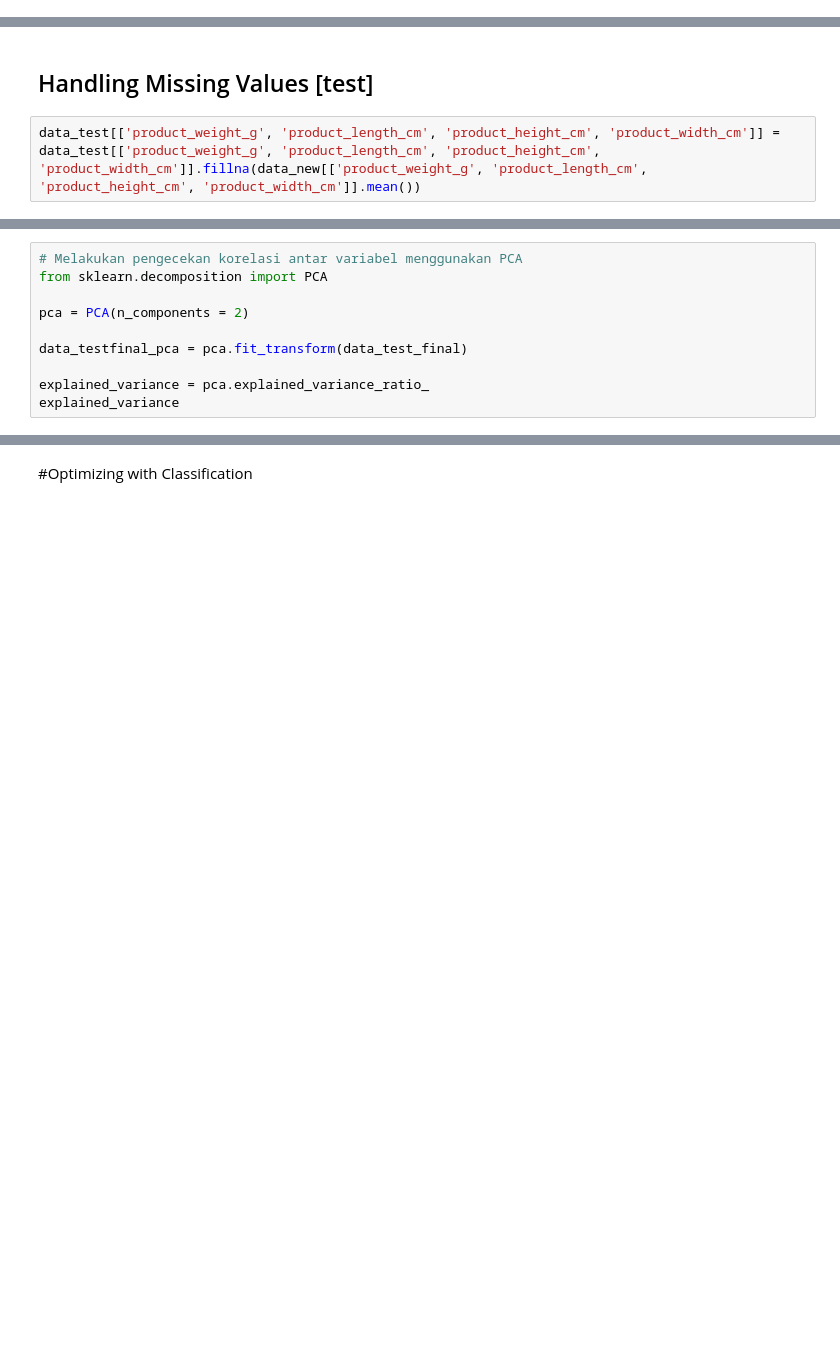
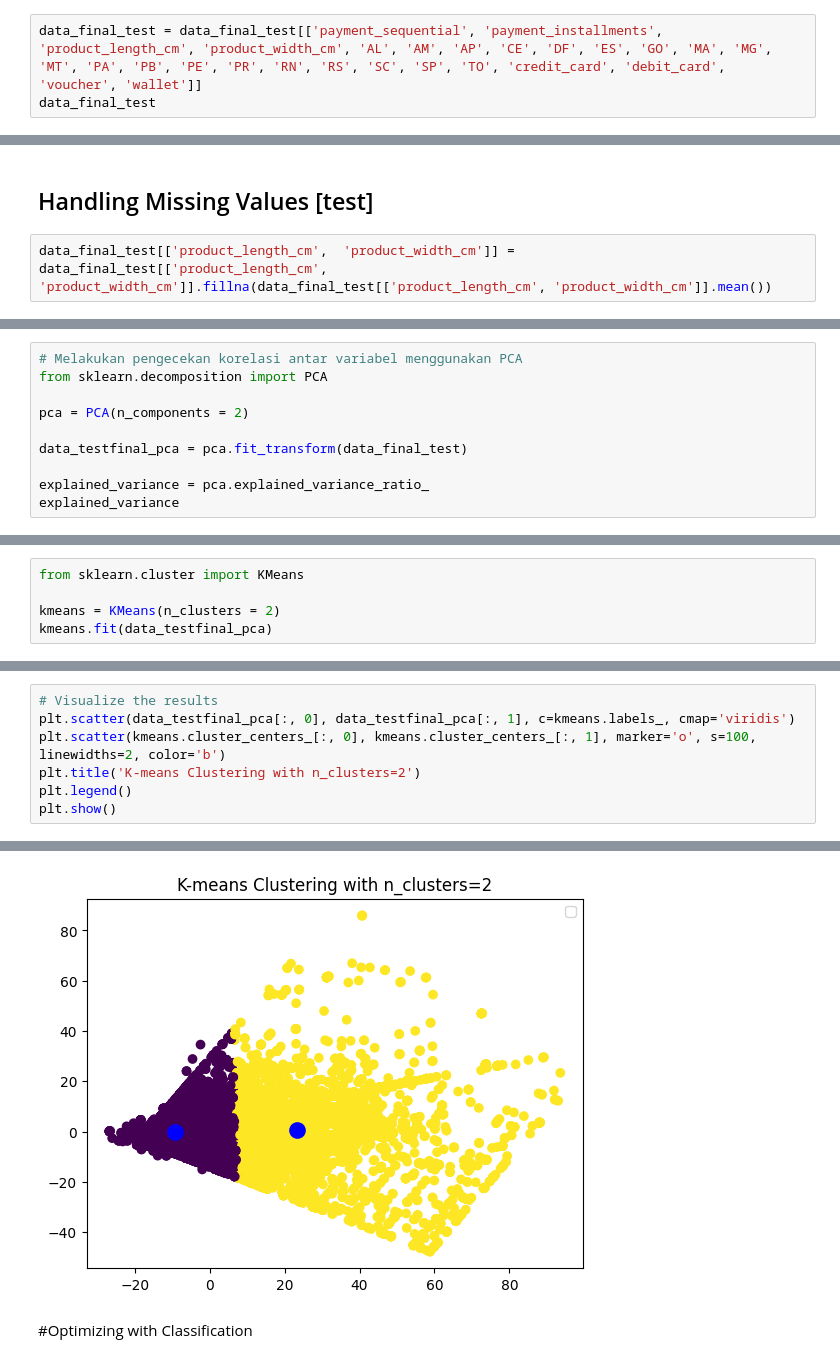
Before and after one commit to MFRoz1/IntelligoCompetition, a Jupyter notebook: Full_2_(RFE_fitur_selection).ipynb, the cells around one changed output, grey strips where cells are left out. Drawn from its saved outputs; the diff is of its cells as text; blank space fills up the shorter version.

```diff
--- a/Full_2_(RFE_fitur_selection).ipynb
+++ b/Full_2_(RFE_fitur_selection).ipynb
@@ -429,0 +548,3 @@ data_test
+# %%
+data_final_test = data_final_test[['payment_sequential', 'payment_installments', 'product_length_cm', 'product_width_cm', 'AL', 'AM', 'AP', 'CE', 'DF', 'ES', 'GO', 'MA', 'MG', 'MT', 'PA', 'PB', 'PE', 'PR', 'RN', 'RS', 'SC', 'SP', 'TO', 'credit_card', 'debit_card', 'voucher', 'wallet']]
+data_final_test
@@ -432,4 +585,4 @@ data_test.isna().sum()
 # %% [markdown]
 ## Handling Missing Values [test]
 # %%
-data_test[['product_weight_g', 'product_length_cm', 'product_height_cm', 'product_width_cm']] = data_test[['product_weight_g', 'product_length_cm', 'product_height_cm', 'product_width_cm']].fillna(data_new[['product_weight_g', 'product_length_cm', 'product_height_cm', 'product_width_cm']].mean())
+data_final_test[['product_length_cm',  'product_width_cm']] = data_final_test[['product_length_cm', 'product_width_cm']].fillna(data_final_test[['product_length_cm', 'product_width_cm']].mean())
@@ -459,7 +612,7 @@ from sklearn.decomposition import PCA
 
 pca = PCA(n_components = 2)
 
-data_testfinal_pca = pca.fit_transform(data_test_final)
+data_testfinal_pca = pca.fit_transform(data_final_test)
 
 explained_variance = pca.explained_variance_ratio_
 explained_variance
@@ -465,0 +621,5 @@ explained_variance
+# %%
+from sklearn.cluster import KMeans
+
+kmeans = KMeans(n_clusters = 2)
+kmeans.fit(data_testfinal_pca)
@@ -472,0 +656,8 @@ data_test_final
+# %%
+# Visualize the results
+plt.scatter(data_testfinal_pca[:, 0], data_testfinal_pca[:, 1], c=kmeans.labels_, cmap='viridis')
+plt.scatter(kmeans.cluster_centers_[:, 0], kmeans.cluster_centers_[:, 1], marker='o', s=100, linewidths=2, color='b')
+plt.title('K-means Clustering with n_clusters=2')
+plt.legend()
+plt.show()
+# %% [output]
@@ -473,3 +665,4 @@ data_test_final
+[figure, added]
 # %% [markdown]
 #Optimizing with Classification
 # %%
```
Also changed, not shown: parts of 56 cells of this notebook.
